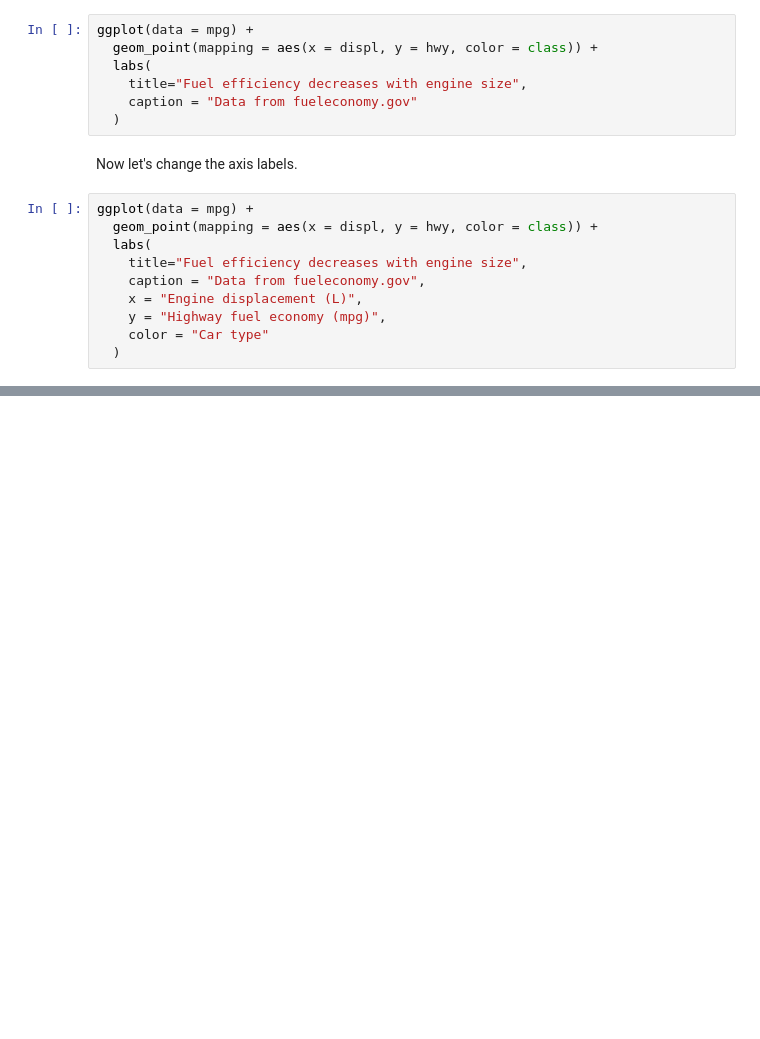
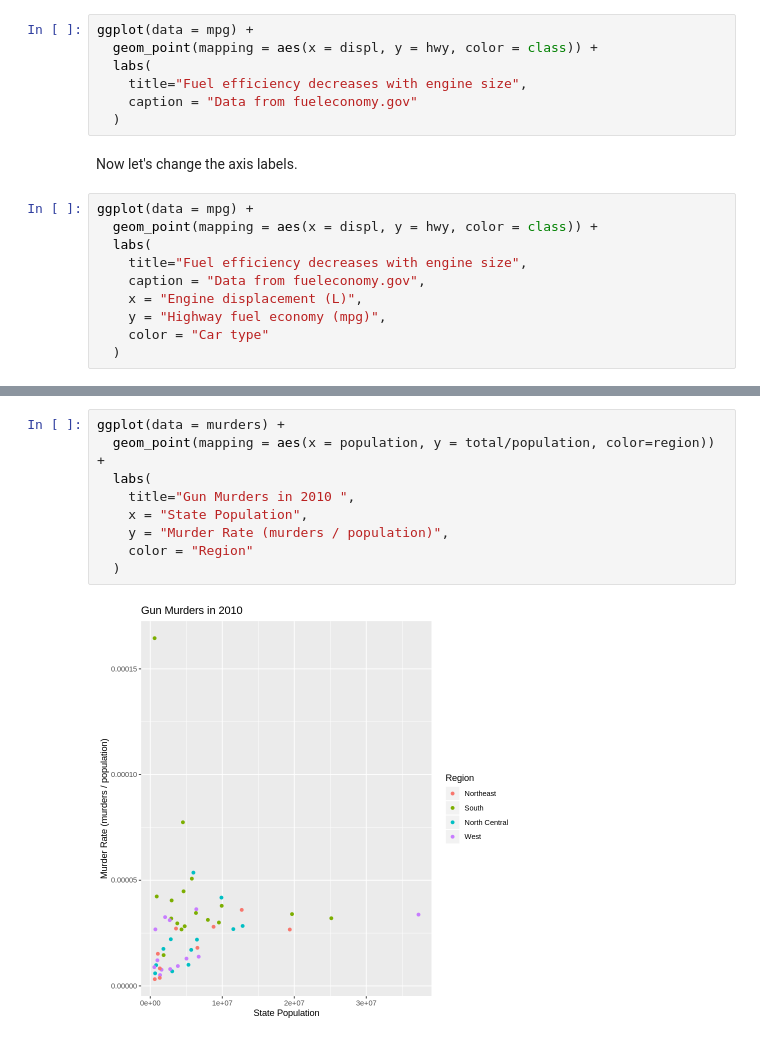
Before and after one commit to choudhurym/assignments, a Jupyter notebook: CS800_Week_06_RTutorial.ipynb, the cells around one changed output, grey strips where cells are left out. Drawn from its saved outputs; the diff is of its cells as text; blank space fills up the shorter version.

```diff
--- a/CS800_Week_06_RTutorial.ipynb
+++ b/CS800_Week_06_RTutorial.ipynb
@@ -223,0 +300,11 @@ charts
+# %%
+ggplot(data = murders) +
+  geom_point(mapping = aes(x = population, y = total/population, color=region)) +
+  labs(
+    title="Gun Murders in 2010 ",
+    x = "State Population",
+    y = "Murder Rate (murders / population)",
+    color = "Region"
+  )
+# %% [output]
+[figure, added]
```
Also changed, not shown: parts of 20 cells of this notebook.
